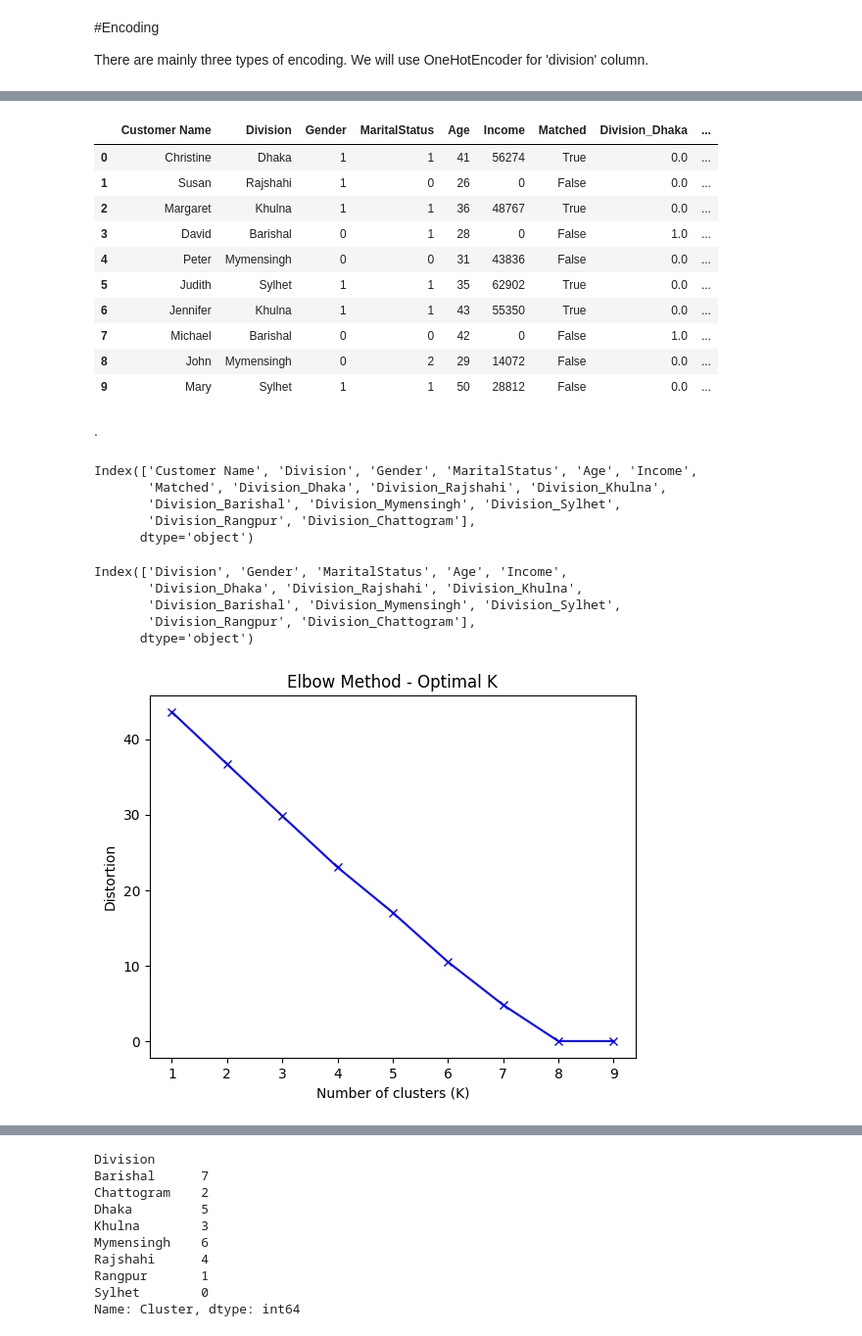
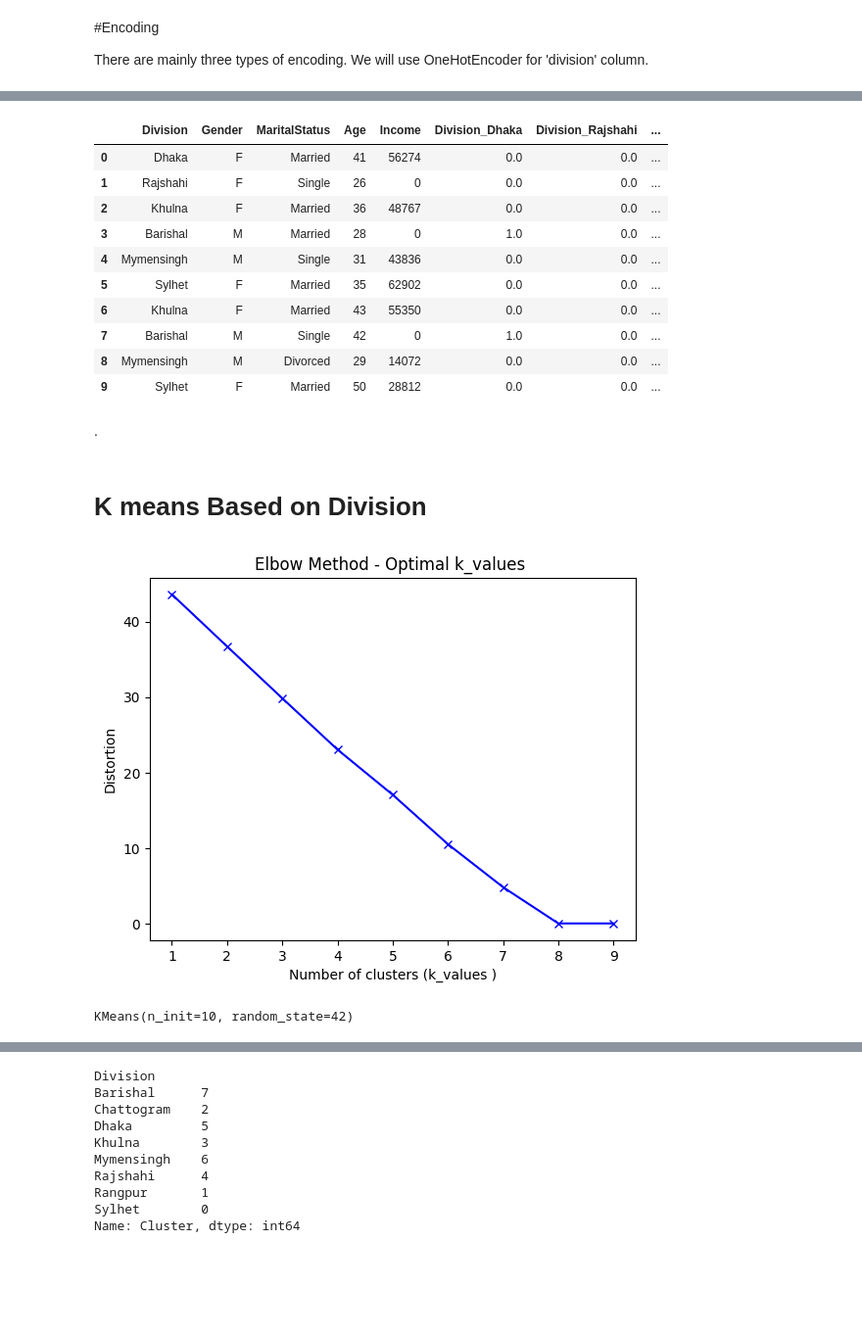
Before and after one commit to Waseekk/DS_assignmen, a Jupyter notebook: Renata.ipynb, the cells around one changed output, grey strips where cells are left out. Shown at 98% size. Drawn from its saved outputs; the diff is of its cells as text; code cells hidden in the pictures; blank space fills up the shorter version.

```diff
--- a/Renata.ipynb
+++ b/Renata.ipynb
@@ -122,8 +138,3 @@ memory usage: 2.5+ KB
 We can see ID Variable is gone. The are four variables that are object. These variables need to be changed for analysis.
 
 # Changing dtypes
-# %%
-# Changing gender object to int
-data['Gender'] = data['Gender'].map({'M': 0, 'F': 1}) # selecting male=0 and female=1
-data['Gender']=data['Gender'].astype('int')
-data.info()
@@ -158,6 +140,0 @@ data.head()
-# %%
-# changing MartialStatus to category
-data.MaritalStatus.unique()
-data['MaritalStatus'] = data['MaritalStatus'].map({'Single': 0, 'Divorced':2,'Married': 1}) # selecting male=0 and female=1
-data['MaritalStatus']=data['MaritalStatus'].astype('category')
-data.info()
@@ -199,0 +141,6 @@ data[Income]
+# %%
+# Changing gender and MaritalStatus variable object to cat
+data['Gender'] = data['Gender'].astype('category')
+data['MaritalStatus'] = data['MaritalStatus'].astype('category')
+#data['Gender']=data['Gender'].astype('category')
+data.info()
@@ -256,24 +305,16 @@ memory usage: 2.3+ KB
 # %%
 data_encoded_div.head(10)
 # %% [output]
-|  | Customer Name | Division | Gender | MaritalStatus | Age | Income | Matched | Division_Dhaka | ... |
-| 0 | Christine | Dhaka | 1 | 1 | 41 | 56274 | True | 0.0 | ... |
-| 1 | Susan | Rajshahi | 1 | 0 | 26 | 0 | False | 0.0 | ... |
-| 2 | Margaret | Khulna | 1 | 1 | 36 | 48767 | True | 0.0 | ... |
-| 3 | David | Barishal | 0 | 1 | 28 | 0 | False | 1.0 | ... |
-| 4 | Peter | Mymensingh | 0 | 0 | 31 | 43836 | False | 0.0 | ... |
-| 5 | Judith | Sylhet | 1 | 1 | 35 | 62902 | True | 0.0 | ... |
-| 6 | Jennifer | Khulna | 1 | 1 | 43 | 55350 | True | 0.0 | ... |
-| 7 | Michael | Barishal | 0 | 0 | 42 | 0 | False | 1.0 | ... |
-| 8 | John | Mymensingh | 0 | 2 | 29 | 14072 | False | 0.0 | ... |
-| 9 | Mary | Sylhet | 1 | 1 | 50 | 28812 | False | 0.0 | ... |
+|  | Division | Gender | MaritalStatus | Age | Income | Division_Dhaka | Division_Rajshahi | ... |
+| 0 | Dhaka | F | Married | 41 | 56274 | 0.0 | 0.0 | ... |
+| 1 | Rajshahi | F | Single | 26 | 0 | 0.0 | 0.0 | ... |
+| 2 | Khulna | F | Married | 36 | 48767 | 0.0 | 0.0 | ... |
+| 3 | Barishal | M | Married | 28 | 0 | 1.0 | 0.0 | ... |
+| 4 | Mymensingh | M | Single | 31 | 43836 | 0.0 | 0.0 | ... |
+| 5 | Sylhet | F | Married | 35 | 62902 | 0.0 | 0.0 | ... |
+| 6 | Khulna | F | Married | 43 | 55350 | 0.0 | 0.0 | ... |
+| 7 | Barishal | M | Single | 42 | 0 | 1.0 | 0.0 | ... |
+| 8 | Mymensingh | M | Divorced | 29 | 14072 | 0.0 | 0.0 | ... |
+| 9 | Sylhet | F | Married | 50 | 28812 | 0.0 | 0.0 | ... |
 # %% [markdown]
 .
-# %%
-data_encoded_div.columns
-# %% [output]
-Index(['Customer Name', 'Division', 'Gender', 'MaritalStatus', 'Age', 'Income',
-       'Matched', 'Division_Dhaka', 'Division_Rajshahi', 'Division_Khulna',
-       'Division_Barishal', 'Division_Mymensingh', 'Division_Sylhet',
-       'Division_Rangpur', 'Division_Chattogram'],
-      dtype='object')
@@ -280,10 +323,4 @@ Index(['Customer Name', 'Division', 'Gender', 'MaritalStatus', 'Age', 'Income',
 # %%
-data_encoded_div=data_encoded_div.drop(columns=['Customer Name','Matched'])
-data_encoded_div.columns
+#data_encoded_div=data_encoded_div.drop(columns=['Customer Name','Matched'])
+#data_encoded_div.columns
-# %% [output]
-Index(['Division', 'Gender', 'MaritalStatus', 'Age', 'Income',
-       'Division_Dhaka', 'Division_Rajshahi', 'Division_Khulna',
-       'Division_Barishal', 'Division_Mymensingh', 'Division_Sylhet',
-       'Division_Rangpur', 'Division_Chattogram'],
-      dtype='object')
 # %%
@@ -292,16 +329,18 @@ X = data_encoded_div[columns_to_cluster]
 #X
+# %% [markdown]
+# K means Based on Division
 # %%
 distortions = []
-K = range(1, 10)
-for k in K:
+k_values  = range(1, 10)
+for k in k_values :
     kmeans = KMeans(n_clusters=k, random_state=36)
     kmeans.fit(X)
     distortions.append(kmeans.inertia_)
 
-plt.plot(K, distortions, 'bx-')
-plt.xlabel('Number of clusters (K)')
+plt.plot(k_values, distortions, 'bx-')
+plt.xlabel('Number of clusters (k_values )')
 plt.ylabel('Distortion')
-plt.title('Elbow Method - Optimal K')
+plt.title('Elbow Method - Optimal k_values ')
 plt.show()
 # %% [output]
-[figure, old version]
+[figure, new version]
@@ -307,0 +349,6 @@ plt.show()
+# %%
+k = 8  # by elbow method
+kmeans = KMeans(n_clusters=k, n_init=10, random_state=42)
+kmeans.fit(X)
+# %% [output]
+KMeans(n_init=10, random_state=42)
```
Also changed, not shown: parts of 45 cells of this notebook.
